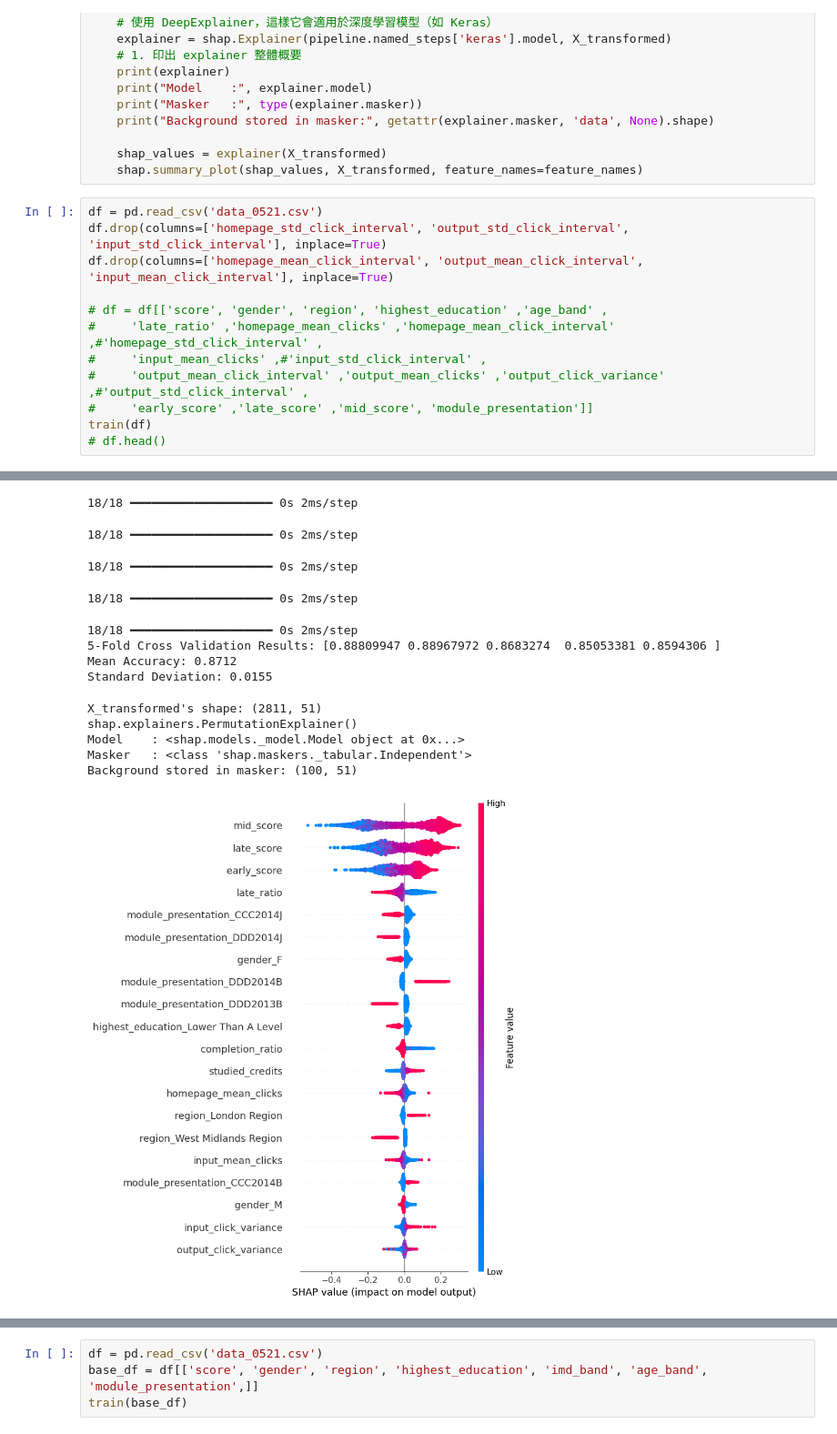
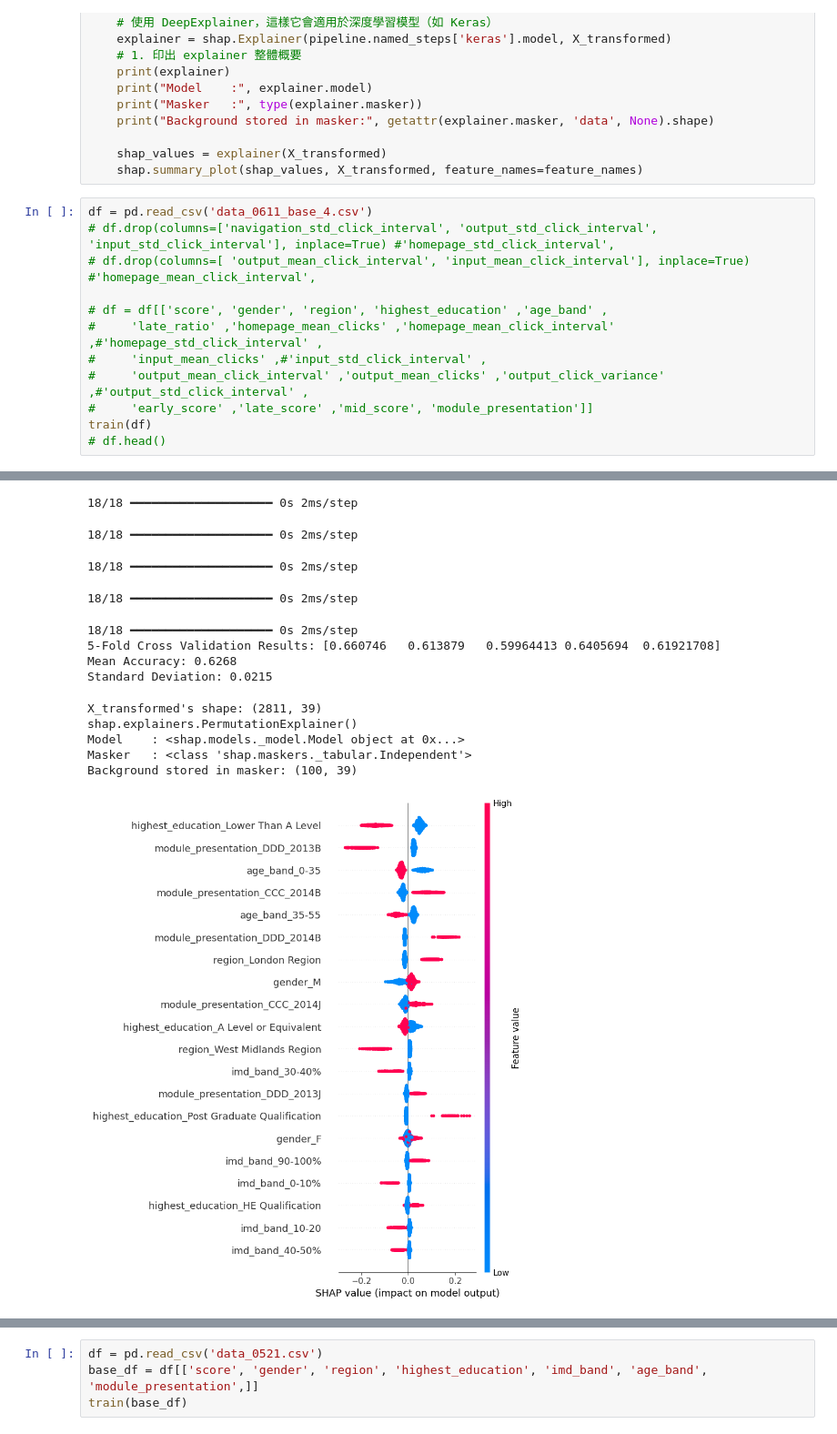
Before and after one commit to Chia-Chi-Shen/oulad, a Jupyter notebook: dl.ipynb, the cells around one changed output, grey strips where cells are left out. Shown at 91% size. Drawn from its saved outputs; the diff is of its cells as text.

```diff
--- a/dl.ipynb
+++ b/dl.ipynb
@@ -118,9 +118,9 @@ def train(df: pd.DataFrame):
     shap_values = explainer(X_transformed)
     shap.summary_plot(shap_values, X_transformed, feature_names=feature_names)
 # %%
-df = pd.read_csv('data_0521.csv')
-df.drop(columns=['homepage_std_click_interval', 'output_std_click_interval', 'input_std_click_interval'], inplace=True)
-df.drop(columns=['homepage_mean_click_interval', 'output_mean_click_interval', 'input_mean_click_interval'], inplace=True)
+df = pd.read_csv('data_0611_base_4.csv')
+# df.drop(columns=['navigation_std_click_interval', 'output_std_click_interval', 'input_std_click_interval'], inplace=True) #'homepage_std_click_interval',
+# df.drop(columns=[ 'output_mean_click_interval', 'input_mean_click_interval'], inplace=True) #'homepage_mean_click_interval',
 
 # df = df[['score', 'gender', 'region', 'highest_education' ,'age_band' ,
 #     'late_ratio' ,'homepage_mean_clicks' ,'homepage_mean_click_interval' ,#'homepage_std_click_interval' ,
@@ -136,15 +136,15 @@ Numerical columns: ['studied_credits', 'late_ratio', 'completion_ratio', 'homepa
 18/18 ━━━━━━━━━━━━━━━━━━━━ 0s 2ms/step
 18/18 ━━━━━━━━━━━━━━━━━━━━ 0s 2ms/step
 18/18 ━━━━━━━━━━━━━━━━━━━━ 0s 2ms/step
 18/18 ━━━━━━━━━━━━━━━━━━━━ 0s 2ms/step
 18/18 ━━━━━━━━━━━━━━━━━━━━ 0s 2ms/step
-5-Fold Cross Validation Results: [0.88809947 0.88967972 0.8683274  0.85053381 0.8594306 ]
-Mean Accuracy: 0.8712
-Standard Deviation: 0.0155
+5-Fold Cross Validation Results: [0.660746   0.613879   0.59964413 0.6405694  0.61921708]
+Mean Accuracy: 0.6268
+Standard Deviation: 0.0215
-X_transformed's shape: (2811, 51)
+X_transformed's shape: (2811, 39)
 shap.explainers.PermutationExplainer()
 Model    : <shap.models._model.Model object at 0x...>
 Masker   : <class 'shap.maskers._tabular.Independent'>
-Background stored in masker: (100, 51)
+Background stored in masker: (100, 39)
-[figure, old version]
+[figure, new version]
 # %%
```
Also changed, not shown: parts of 2 cells of this notebook, 7 other files.
